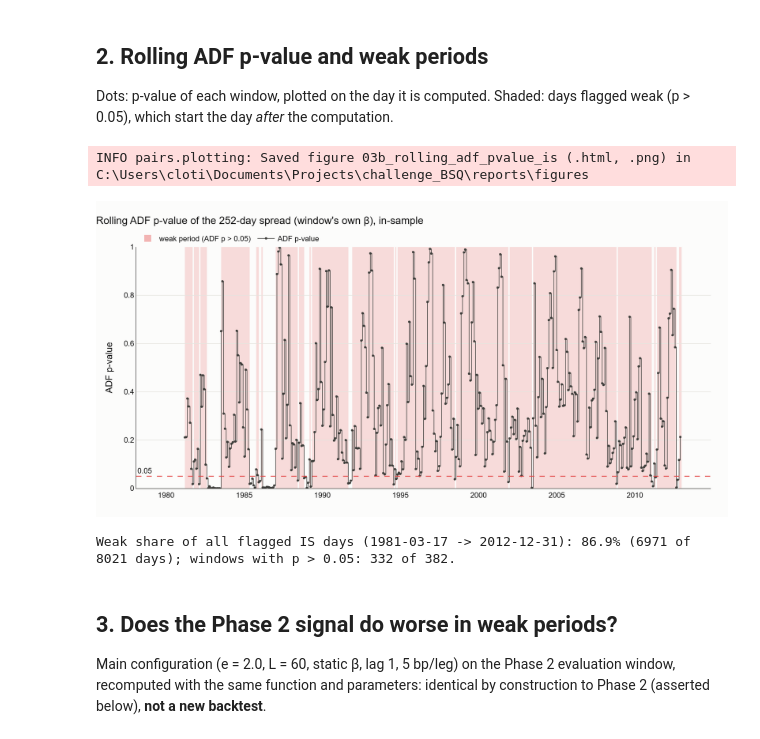
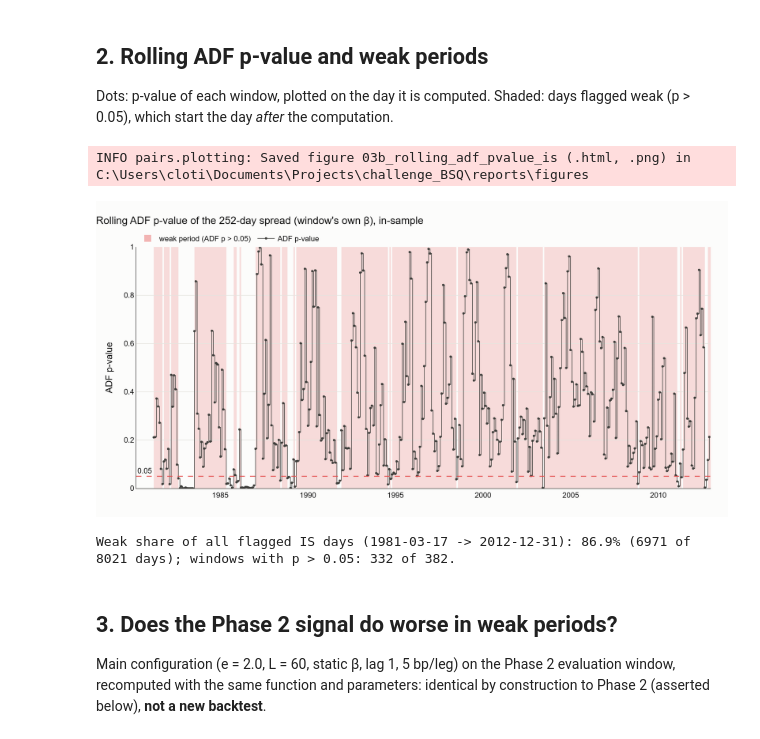
Before and after one commit to clotilderaffii/takehome_pairs-trading, a Jupyter notebook: notebooks/03_stability.ipynb, the cells around one changed output. Cells and saved outputs as stored; diff of their text form; code cells hidden in the pictures.

```diff
--- a/notebooks/03_stability.ipynb
+++ b/notebooks/03_stability.ipynb
@@ -137,34 +138,35 @@ shade_periods(fig, flag, label="weak period (ADF p > 0.05)")
 fig.add_trace(
     go.Scatter(
         x=adf.index,
         y=adf["adf_pvalue"],
         name="ADF p-value",
         mode="lines+markers",
         line={"color": DERIVED_COLOR, "width": 1, "shape": "hv"},
         marker={"size": 4},
     )
 )
 fig.add_hline(
     y=WEAK_PVALUE,
     line={"color": "#e34948", "width": 1.5, "dash": "dash"},
     annotation_text="0.05",
     annotation_position="top left",
 )
 apply_style(fig, "Rolling ADF p-value of the 252-day spread (window's own β), in-sample")
 fig.update_yaxes(title_text="ADF p-value", range=[0, 1])
+fig.update_xaxes(range=[prices.index[0], prices.index[-1]])  # same x range as the other charts
 _, png = save_figure(fig, "03b_rolling_adf_pvalue_is")
 display(Image(filename=png))
 
 flagged = flag.dropna()
 print(
     f"Weak share of all flagged IS days ({flagged.index[0].date()} -> {flagged.index[-1].date()}): "
     f"{100 * flagged.astype(bool).mean():.1f}% "
     f"({int(flagged.astype(bool).sum())} of {len(flagged)} days); "
     f"windows with p > 0.05: {int((adf['adf_pvalue'] > WEAK_PVALUE).sum())} of {len(adf)}."
 )
 # %% [output]
 INFO pairs.plotting: Saved figure 03b_rolling_adf_pvalue_is (.html, .png) in C:\Users\cloti\Documents\Projects\challenge_BSQ\reports\figures
-[figure, old version]
+[figure, new version]
 Weak share of all flagged IS days (1981-03-17 -> 2012-12-31): 86.9% (6971 of 8021 days); windows with p > 0.05: 332 of 382.
 # %% [markdown]
 ## 3. Does the Phase 2 signal do worse in weak periods?
```
Also changed, not shown: parts of 4 cells of this notebook, 7 other files.
